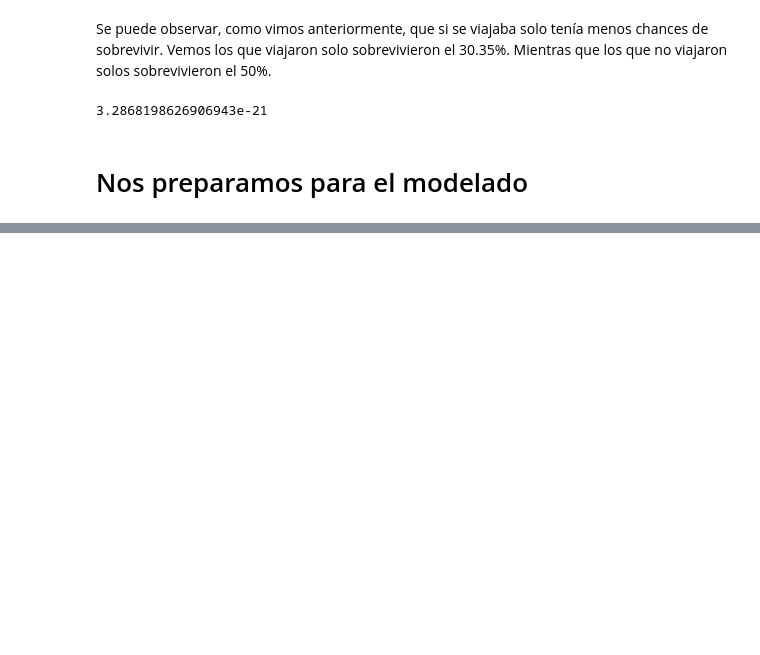
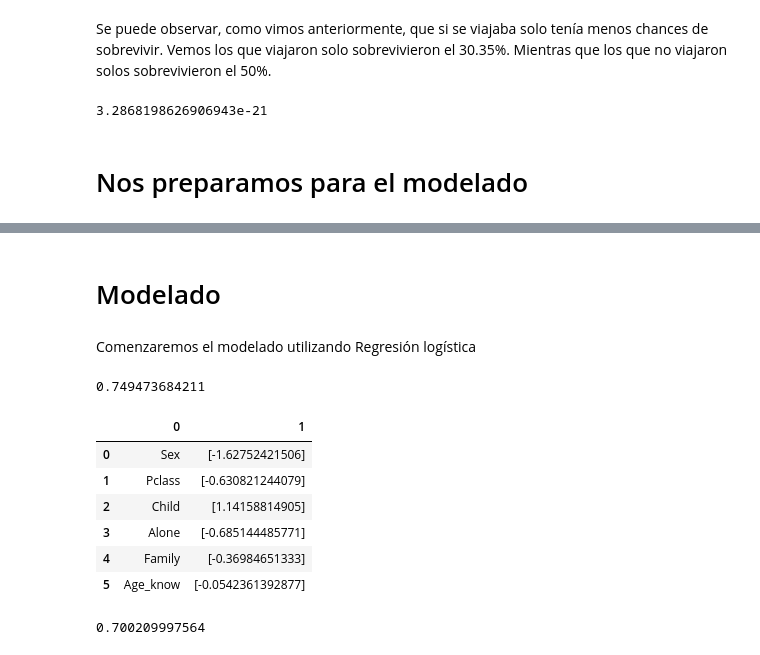
Before and after one commit to eamanu/Titanic, a Jupyter notebook: Titanic Challenge.ipynb, the cells around one changed output, grey strips where cells are left out. Cells and saved outputs as stored; diff of their text form; code cells hidden in the pictures; blank space fills up the shorter version.

```diff
--- a/Titanic Challenge.ipynb
+++ b/Titanic Challenge.ipynb
@@ -725,0 +740,54 @@ stats.binom_test(x=374,n=163+374,p=175/(175.+179.))
+# %%
+combine = pd.concat([train.drop('Survived',1), test])
+survived = train['Survived']
+
+combine['Sex'] = combine['Sex'].astype('category')
+combine['Sex'].cat.categories = [0,1]
+combine['Sex'] = combine['Sex'].astype('int')
+
+combine["Embarked"] = combine["Embarked"].astype("category")
+combine["Embarked"].cat.categories = [0,1,2]
+combine["Embarked"] = combine["Embarked"].astype("int")
+
+test = combine.iloc[len(combine):]
+train = combine.iloc[:len(combine)]
+train['Survived'] = survived
+# %% [markdown]
+# Modelado
+# %% [markdown]
+Comenzaremos el modelado utilizando Regresión logística
+# %%
+training, testing = train_test_split(train, test_size=0.2, random_state=0)
+# %%
+cols = ['Sex', 'Pclass', 'Child', 'Alone', 'Family', 'Age_know']
+tcols = np.append(['Survived'], cols)
+
+df = training.loc[:,tcols].dropna()
+X = df.loc[:,cols]
+y = np.ravel(df.loc[:,['Survived']])
+# %%
+clf_log = LogisticRegression()
+clf_log = clf_log.fit(X,y)
+score_log = clf_log.score(X,y)
+print(score_log)
+# %% [output]
+0.749473684211
+# %%
+pd.DataFrame(list(zip(X.columns, np.transpose(clf_log.coef_))))
+# %% [output]
+|  | 0 | 1 |
+| 0 | Sex | [-1.62752421506] |
+| 1 | Pclass | [-0.630821244079] |
+| 2 | Child | [1.14158814905] |
+| 3 | Alone | [-0.685144485771] |
+| 4 | Family | [-0.36984651333] |
+| 5 | Age_know | [-0.0542361392877] |
+# %%
+clf_pctr = Perceptron(
+    class_weight='balanced'
+    )
+clf_pctr = clf_pctr.fit(X,y)
+score_pctr = cross_val_score(clf_pctr, X, y, cv=5).mean()
+print(score_pctr)
+# %% [output]
+0.700209997564
```
Also changed, not shown: parts of 8 cells of this notebook.
